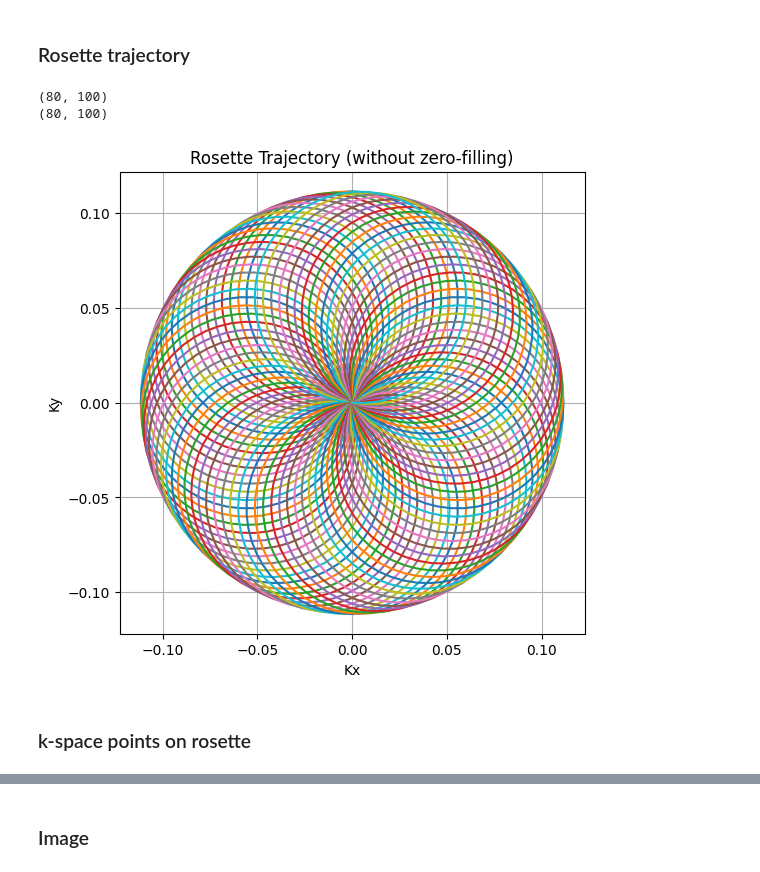
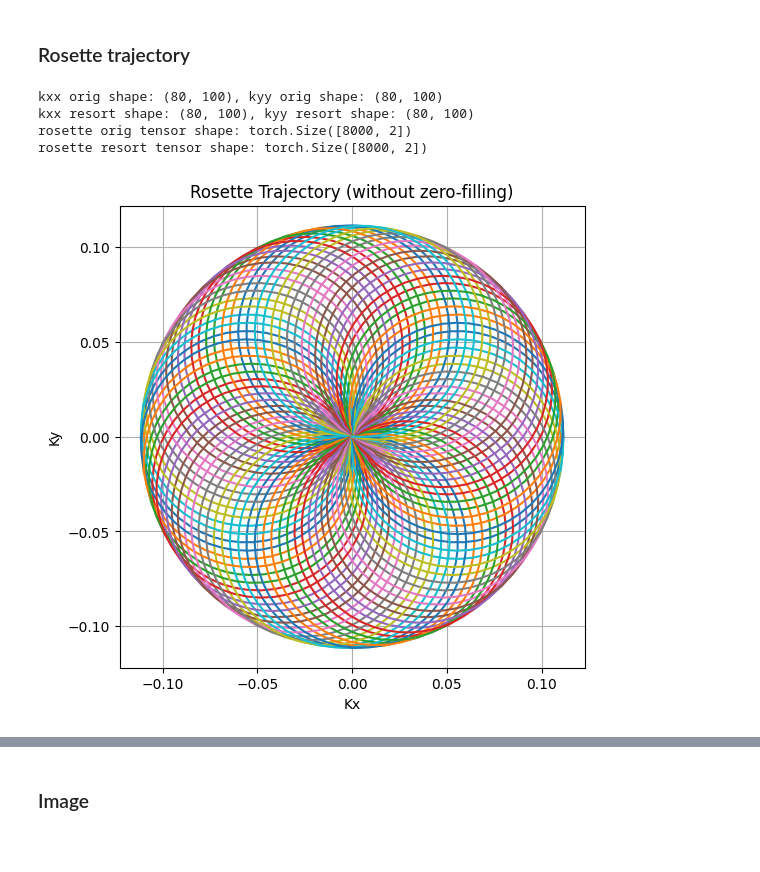
Before and after one commit to frank-roesler/MR_Trajectory_Fit, a Jupyter notebook: recon_rosette.ipynb, the cells around one changed output, grey strips where cells are left out. Drawn from its saved outputs; the diff is of its cells as text; code cells hidden in the pictures; blank space fills up the shorter version.

```diff
--- a/recon_rosette.ipynb
+++ b/recon_rosette.ipynb
@@ -92,6 +91,7 @@ N_PETALS = 80
 N_COILS = 32
 N_POINTS_PER_PETAL = 100
 N_REPEATS = 325
+petal_order = np.r_[np.arange(0, N_PETALS, 2), np.arange(1, N_PETALS, 2)]
 
 data_raw = np.array([mdb.data for mdb in image_mdbs])
 print(f"Raw stacked shape: {data_raw.shape}")
@@ -106,10 +106,16 @@ data_valid = data_valid[:, :, :32500]
 print(f"Final shape: {data_valid.shape}")
 
 data = data_valid.reshape(N_PETALS, N_COILS, N_REPEATS, N_POINTS_PER_PETAL)
-data_t0 = data[:, :, 0, :]  # (petals, coils, points)
+
+# sort data
+# data_resorted = data[petal_order, :, :, :]      # (80, 32, 325, 100)
+data_t0 = data[:, :, 0, :]             # (80, 32, 100)
 data_flat = data_t0.transpose(1, 0, 2).reshape(N_COILS, -1)
 
 print("flat:", data_flat.shape)
+
+sampled_tensor = torch.tensor(data_flat, dtype=torch.complex64)  # shape: (32, 8000)
+print(f"sampled tensor shape: {sampled_tensor.shape}")
 # %% [output]
 Raw stacked shape: (80, 32, 32704)
 Shape after discarding initial 42 points: (80, 32, 32662)
@@ -122,37 +129,41 @@ flat: (32, 8000)
 # %%
 from scipy.io import loadmat
 import numpy as np
 
 dataTrjRef = loadmat(pathTrjRef)
 
 Kxy_smp = dataTrjRef["Kxy_smp"]   # shape: (100, 80)
 Kmax = float(dataTrjRef["Kmax"].squeeze())
+kxx_orig = np.real(Kxy_smp) / Kmax * kmax_traj  # shape: (100, 80)
+kyy_orig = np.imag(Kxy_smp) / Kmax * kmax_traj  # shape: (100, 80)
 
-# from (samples, petals) to (petals, samples)
-kx = np.real(Kxy_smp).T
-ky = np.imag(Kxy_smp).T
+kxx_resort = kxx_orig[:, petal_order].T # shape: (80, 100)
+kyy_resort = kyy_orig[:, petal_order].T # shape: (80, 100)
+kxx_orig = kxx_orig.T  # shape: (80, 100)
+kyy_orig = kyy_orig.T  # shape: (80, 100)
 
-kx, ky = kx / Kmax * kmax_traj, ky / Kmax * kmax_traj
+print(f"kxx orig shape: {kxx_orig.shape}, kyy orig shape: {kyy_orig.shape}")
+print(f"kxx resort shape: {kxx_resort.shape}, kyy resort shape: {kyy_resort.shape}")
 
-print(kx.shape)  # (80, 100)
-print(ky.shape)  # (80, 100)
-
-rosette_numpy = np.stack((kx, ky), axis=-1)
-rosette_tensor = torch.tensor(rosette_numpy, dtype=torch.float32)
-rosette_tensor = rosette_tensor.reshape(-1, 2)
+rosette_orig_tensor = torch.tensor(np.stack((kxx_orig, kyy_orig), axis=-1), dtype=torch.float32)  # shape: (80, 100, 2)
+rosette_resort_tensor = torch.tensor(np.stack((kxx_resort, kyy_resort), axis=-1), dtype=torch.float32)  # shape: (80, 100, 2)
+rosette_orig_tensor = rosette_orig_tensor.reshape(-1, 2)
+rosette_resort_tensor = rosette_resort_tensor.reshape(-1, 2)
+print(f"rosette orig tensor shape: {rosette_orig_tensor.shape}")
+print(f"rosette resort tensor shape: {rosette_resort_tensor.shape}")
 
 plt.figure(figsize=[6,6])
 for i in range(80):
-    plt.plot(kx[i], ky[i])
+    plt.plot(kxx_resort[i], kyy_resort[i])
 plt.title('Rosette Trajectory (without zero-filling)')
 plt.xlabel('Kx')
 plt.ylabel('Ky')
 plt.axis('equal')
 plt.grid()
 plt.show()
 # %% [output]
-(80, 100)
-(80, 100)
+kxx orig shape: (80, 100), kyy orig shape: (80, 100)
+kxx resort shape: (80, 100), kyy resort shape: (80, 100)
+rosette orig tensor shape: torch.Size([8000, 2])
+rosette resort tensor shape: torch.Size([8000, 2])
-[figure, old version]
+[figure, new version]
-# %% [markdown]
-### k-space points on rosette
```
Also changed, not shown: parts of 16 cells of this notebook.
